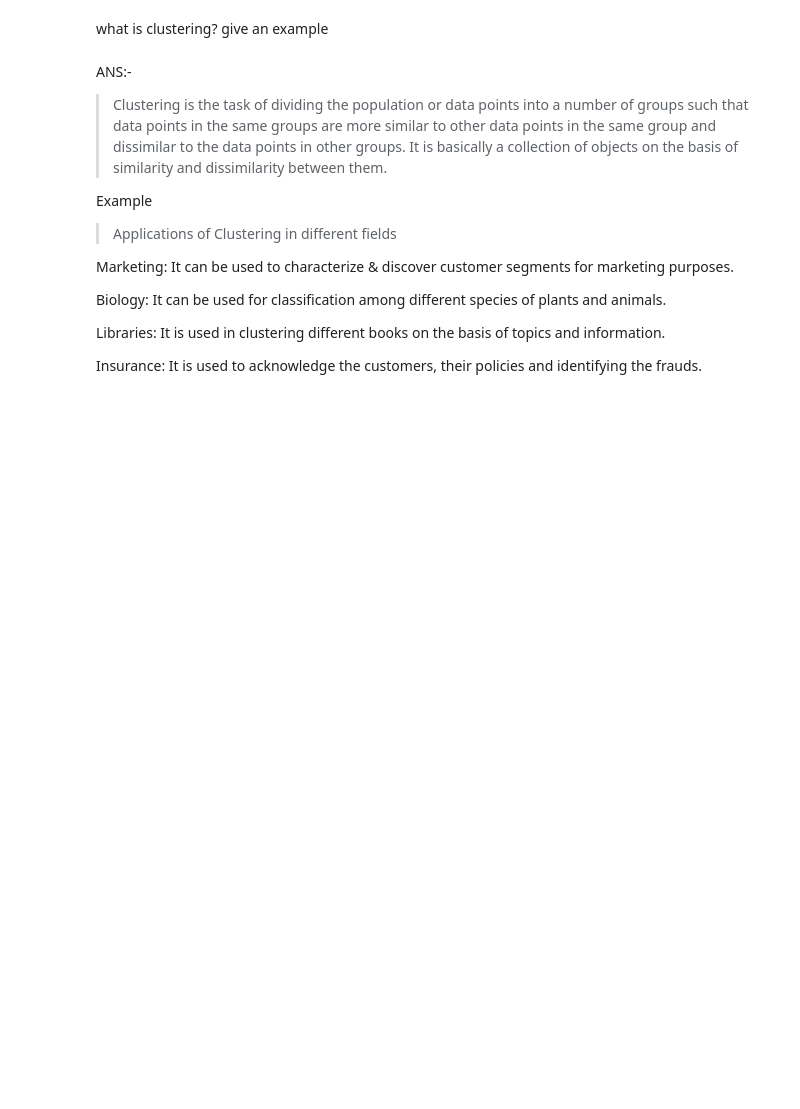
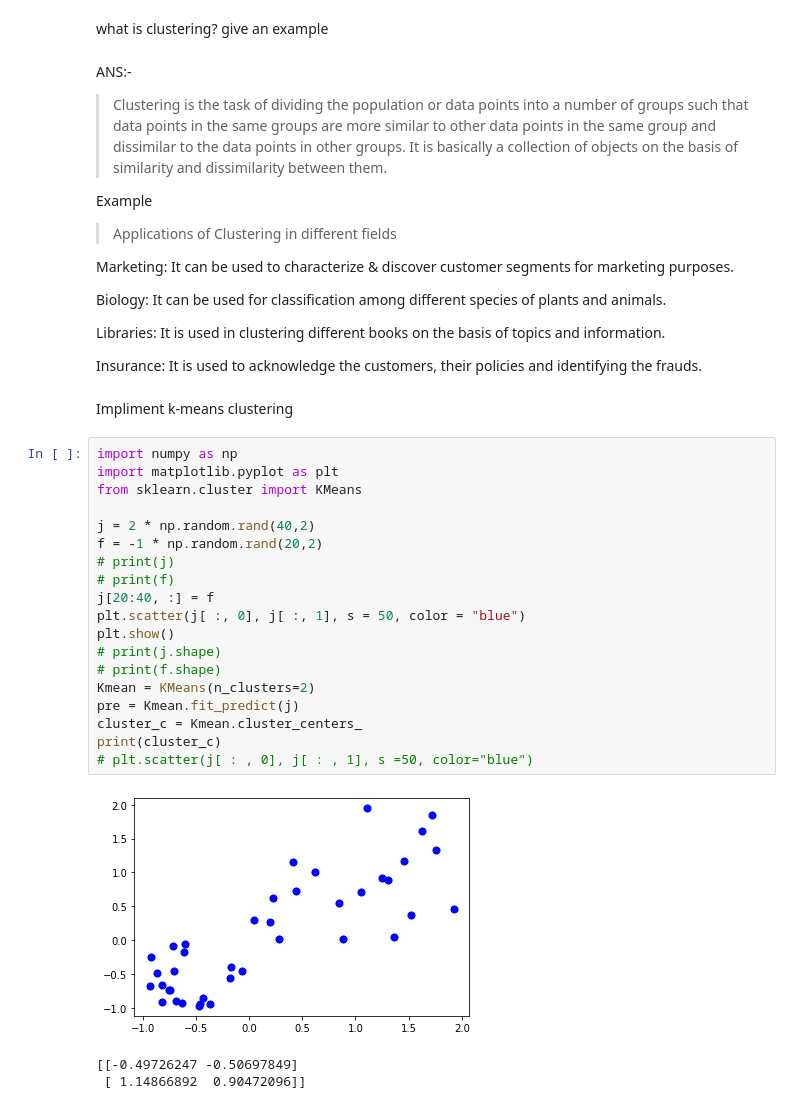
Before and after one commit to whythoSanskar/mlprojects, a Jupyter notebook: Internship.ipynb, the cells around one changed output. Saved outputs shown, nothing was run; the diff lists cells and outputs as text; blank space fills up the shorter version.

```diff
--- a/Internship.ipynb
+++ b/Internship.ipynb
@@ -331,3 +335,28 @@ Biology: It can be used for classification among different species of plants and
 Libraries: It is used in clustering different books on the basis of topics and information.
 
 Insurance: It is used to acknowledge the customers, their policies and identifying the frauds.
+# %% [markdown]
+Impliment k-means clustering
+# %%
+import numpy as np
+import matplotlib.pyplot as plt
+from sklearn.cluster import KMeans
+
+j = 2 * np.random.rand(40,2)
+f = -1 * np.random.rand(20,2)
+# print(j)
+# print(f)
+j[20:40, :] = f
+plt.scatter(j[ :, 0], j[ :, 1], s = 50, color = "blue")
+plt.show()
+# print(j.shape)
+# print(f.shape)
+Kmean = KMeans(n_clusters=2)
+pre = Kmean.fit_predict(j)
+cluster_c = Kmean.cluster_centers_
+print(cluster_c)
+# plt.scatter(j[ : , 0], j[ : , 1], s =50, color="blue")
+# %% [output]
+[figure, added]
+[[-0.49726247 -0.50697849]
+ [ 1.14866892  0.90472096]]
```
Also changed, not shown: parts of 14 cells of this notebook.
